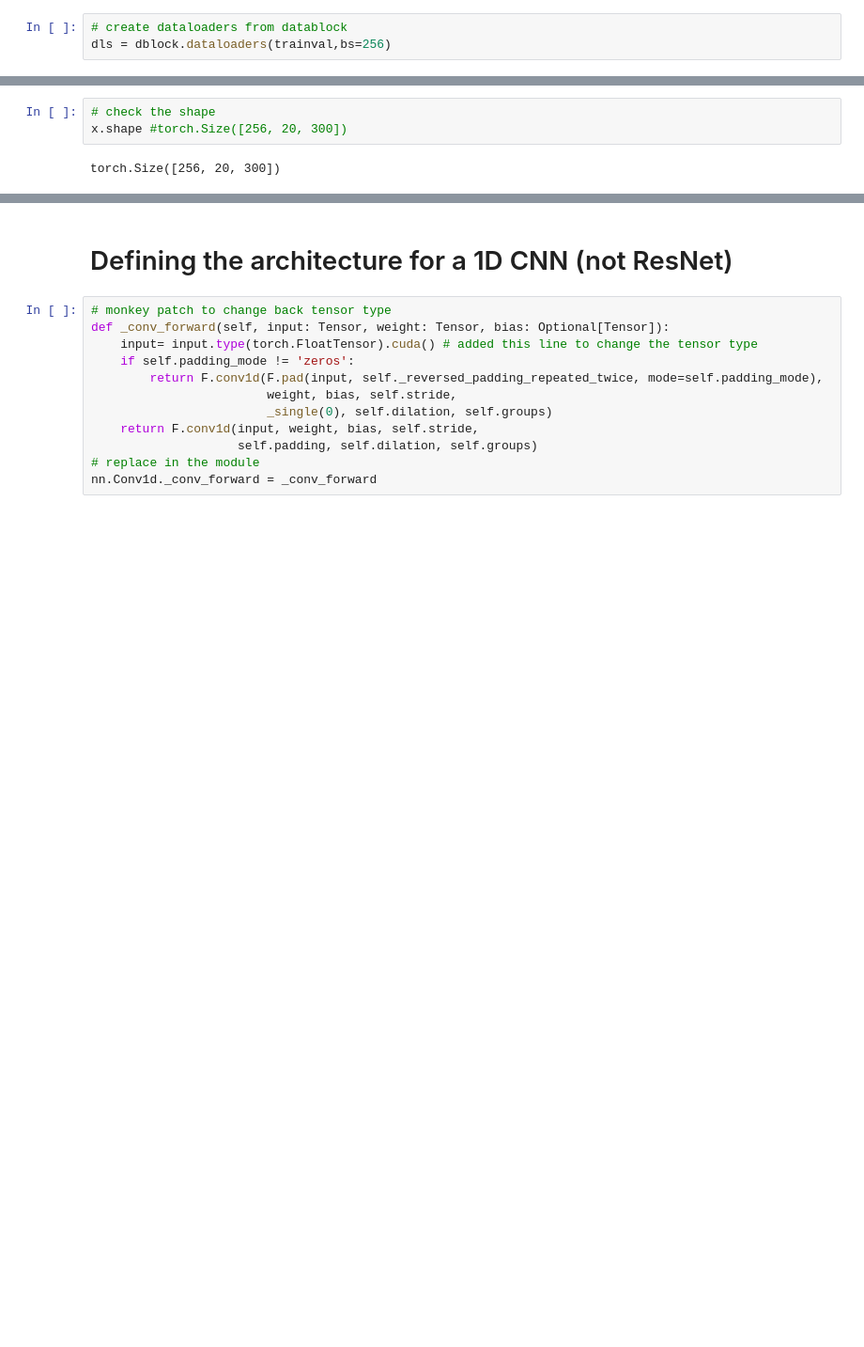
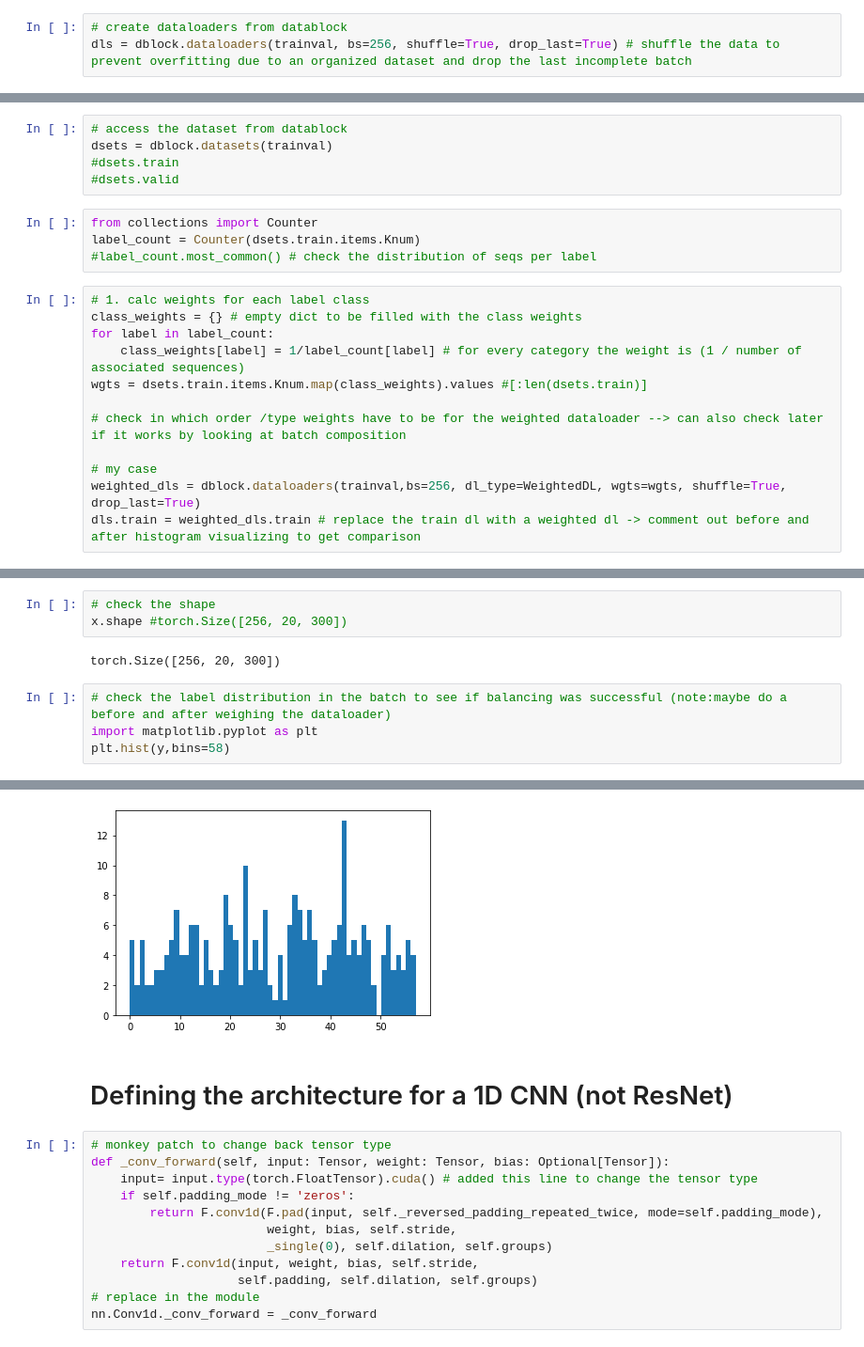
Before and after one commit to lphohmann/BINP37_DL_protein_classification, a Jupyter notebook: 1D_ResNet.ipynb, the cells around one changed output, grey strips where cells are left out. Shown: that part at 94% size. Drawn from its saved outputs; the diff is of its cells as text; blank space fills up the shorter version.

Commit message:
Created a weighted dataloaders to balance the label distribution in the training batches; added batch label distribution visualization (histogram)

```diff
--- a/1D_ResNet.ipynb
+++ b/1D_ResNet.ipynb
@@ -133,3 +119,3 @@ dls = dsets.weighted_dataloaders(path=path,bs=bs,after_batch=batch_tfms,wgts=wgt
 # %%
 # create dataloaders from datablock
-dls = dblock.dataloaders(trainval,bs=256)
+dls = dblock.dataloaders(trainval, bs=256, shuffle=True, drop_last=True) # shuffle the data to prevent overfitting due to an organized dataset and drop the last incomplete batch
@@ -139,0 +122,21 @@ dls.vocab
+# %%
+# access the dataset from datablock
+dsets = dblock.datasets(trainval)
+#dsets.train
+#dsets.valid
+# %%
+from collections import Counter
+label_count = Counter(dsets.train.items.Knum)
+#label_count.most_common() # check the distribution of seqs per label
+# %%
+# 1. calc weights for each label class
+class_weights = {} # empty dict to be filled with the class weights
+for label in label_count:
+    class_weights[label] = 1/label_count[label] # for every category the weight is (1 / number of associated sequences)
+wgts = dsets.train.items.Knum.map(class_weights).values #[:len(dsets.train)]
+
+# check in which order /type weights have to be for the weighted dataloader --> can also check later if it works by looking at batch composition
+
+# my case
+weighted_dls = dblock.dataloaders(trainval,bs=256, dl_type=WeightedDL, wgts=wgts, shuffle=True, drop_last=True)
+dls.train = weighted_dls.train # replace the train dl with a weighted dl -> comment out before and after histogram visualizing to get comparison
@@ -147,3 +155,8 @@ x,y = dls.one_batch()
 x.shape #torch.Size([256, 20, 300])
 # %% [output]
 torch.Size([256, 20, 300])
+# %%
+# check the label distribution in the batch to see if balancing was successful (note:maybe do a before and after weighing the dataloader)
+import matplotlib.pyplot as plt
+plt.hist(y,bins=58)
+# %% [output]
@@ -150,3 +181,4 @@ torch.Size([256, 20, 300])
+[figure, added]
 # %% [markdown]
 # Defining the architecture for a 1D CNN (not ResNet)
 # %%
```
Also changed, not shown: parts of 6 cells of this notebook.
